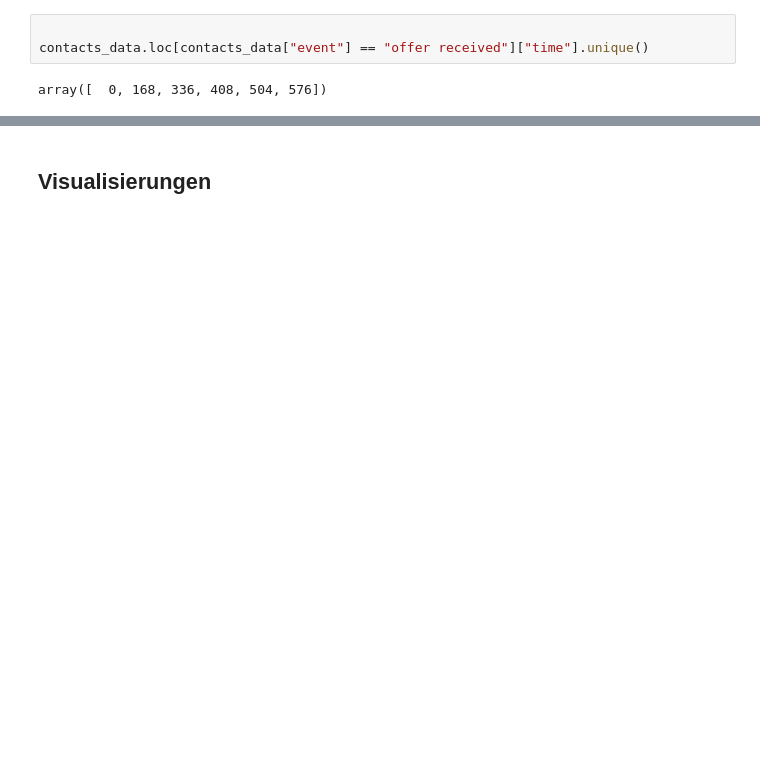
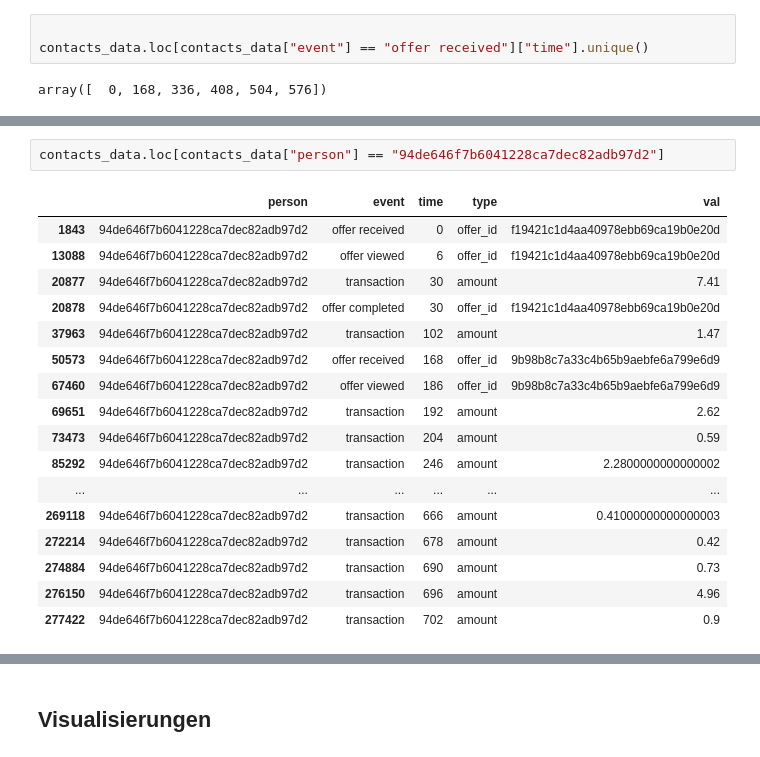
Before and after one commit to alexblang/crm, a Jupyter notebook: aufgabe_1_overview.ipynb, the cells around one changed output, grey strips where cells are left out. Drawn from its saved outputs; the diff is of its cells as text; blank space fills up the shorter version.

```diff
--- a/aufgabe_1_overview.ipynb
+++ b/aufgabe_1_overview.ipynb
@@ -250,0 +331,20 @@ contacts_data.loc[contacts_data["event"] == "offer received"]
+# %%
+contacts_data.loc[contacts_data["person"] == "94de646f7b6041228ca7dec82adb97d2"]
+# %% [output]
+|  | person | event | time | type | val |
+| 1843 | 94de646f7b6041228ca7dec82adb97d2 | offer received | 0 | offer_id | f19421c1d4aa40978ebb69ca19b0e20d |
+| 13088 | 94de646f7b6041228ca7dec82adb97d2 | offer viewed | 6 | offer_id | f19421c1d4aa40978ebb69ca19b0e20d |
+| 20877 | 94de646f7b6041228ca7dec82adb97d2 | transaction | 30 | amount | 7.41 |
+| 20878 | 94de646f7b6041228ca7dec82adb97d2 | offer completed | 30 | offer_id | f19421c1d4aa40978ebb69ca19b0e20d |
+| 37963 | 94de646f7b6041228ca7dec82adb97d2 | transaction | 102 | amount | 1.47 |
+| 50573 | 94de646f7b6041228ca7dec82adb97d2 | offer received | 168 | offer_id | 9b98b8c7a33c4b65b9aebfe6a799e6d9 |
+| 67460 | 94de646f7b6041228ca7dec82adb97d2 | offer viewed | 186 | offer_id | 9b98b8c7a33c4b65b9aebfe6a799e6d9 |
+| 69651 | 94de646f7b6041228ca7dec82adb97d2 | transaction | 192 | amount | 2.62 |
+| 73473 | 94de646f7b6041228ca7dec82adb97d2 | transaction | 204 | amount | 0.59 |
+| 85292 | 94de646f7b6041228ca7dec82adb97d2 | transaction | 246 | amount | 2.2800000000000002 |
+| ... | ... | ... | ... | ... | ... |
+| 269118 | 94de646f7b6041228ca7dec82adb97d2 | transaction | 666 | amount | 0.41000000000000003 |
+| 272214 | 94de646f7b6041228ca7dec82adb97d2 | transaction | 678 | amount | 0.42 |
+| 274884 | 94de646f7b6041228ca7dec82adb97d2 | transaction | 690 | amount | 0.73 |
+| 276150 | 94de646f7b6041228ca7dec82adb97d2 | transaction | 696 | amount | 4.96 |
+| 277422 | 94de646f7b6041228ca7dec82adb97d2 | transaction | 702 | amount | 0.9 |
```
Also changed, not shown: parts of 13 cells of this notebook.
